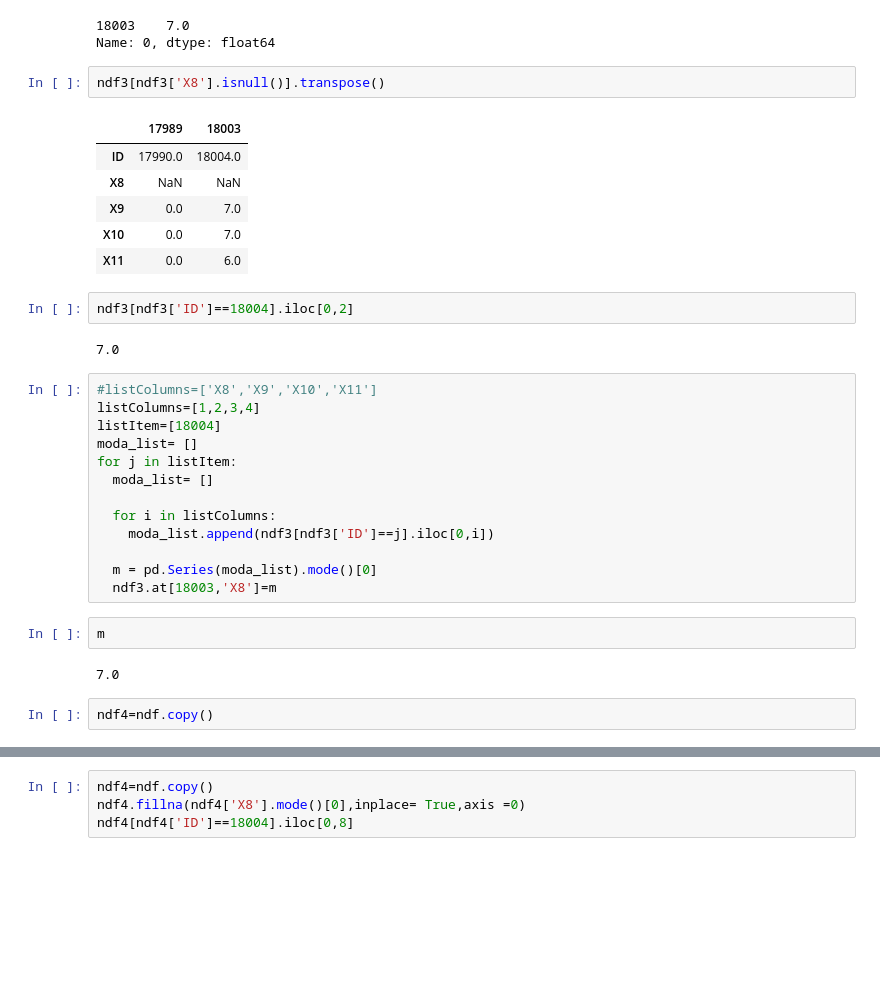
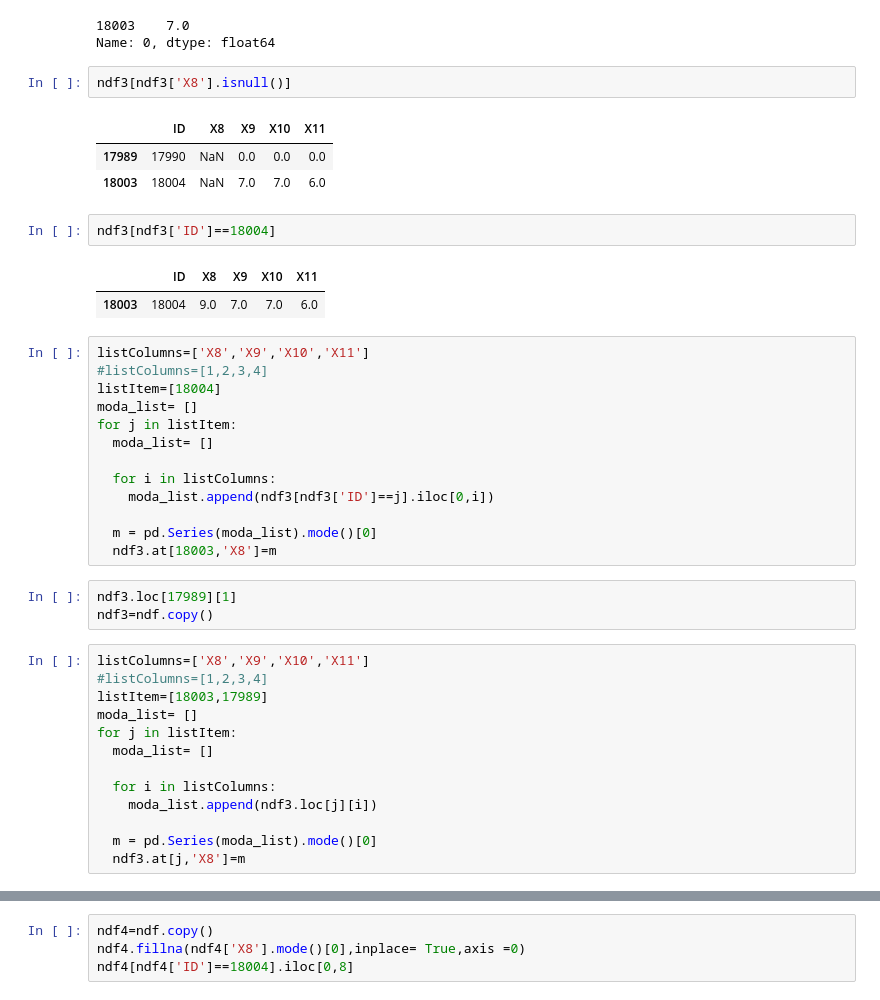
Before and after one commit to PosgradoMNA/actividades-de-aprendizaje-rafaelsangarcia, a Jupyter notebook: Actividad3_A01182780.ipynb, the cells around one changed output, grey strips where cells are left out. Saved outputs shown, nothing was run; the diff lists cells and outputs as text; blank space fills up the shorter version.

```diff
--- a/Actividad3_A01182780.ipynb
+++ b/Actividad3_A01182780.ipynb
@@ -271,21 +258,19 @@ ndf3[ndf3['ID']==18004].mode(axis = 1)[0]
 18003    7.0
 Name: 0, dtype: float64
 # %%
-ndf3[ndf3['X8'].isnull()].transpose()
+ndf3[ndf3['X8'].isnull()]
 # %% [output]
-|  | 17989 | 18003 |
-| ID | 17990.0 | 18004.0 |
-| X8 | NaN | NaN |
-| X9 | 0.0 | 7.0 |
-| X10 | 0.0 | 7.0 |
-| X11 | 0.0 | 6.0 |
+|  | ID | X8 | X9 | X10 | X11 |
+| 17989 | 17990 | NaN | 0.0 | 0.0 | 0.0 |
+| 18003 | 18004 | NaN | 7.0 | 7.0 | 6.0 |
 # %%
-ndf3[ndf3['ID']==18004].iloc[0,2]
+ndf3[ndf3['ID']==18004]
 # %% [output]
-7.0
+|  | ID | X8 | X9 | X10 | X11 |
+| 18003 | 18004 | 9.0 | 7.0 | 7.0 | 6.0 |
 # %%
-#listColumns=['X8','X9','X10','X11']
-listColumns=[1,2,3,4]
+listColumns=['X8','X9','X10','X11']
+#listColumns=[1,2,3,4]
 listItem=[18004]
 moda_list= []
 for j in listItem:
@@ -296,9 +281,19 @@ for j in listItem:
 
   m = pd.Series(moda_list).mode()[0]
   ndf3.at[18003,'X8']=m
-# %%
-m
-# %% [output]
-7.0
-# %%
-ndf4=ndf.copy()
+# %%
+ndf3.loc[17989][1]
+ndf3=ndf.copy()
+# %%
+listColumns=['X8','X9','X10','X11']
+#listColumns=[1,2,3,4]
+listItem=[18003,17989]
+moda_list= []
+for j in listItem:
+  moda_list= []
+
+  for i in listColumns:
+    moda_list.append(ndf3.loc[j][i])
+
+  m = pd.Series(moda_list).mode()[0]
+  ndf3.at[j,'X8']=m
```
Also changed, not shown: parts of 12 cells of this notebook.
